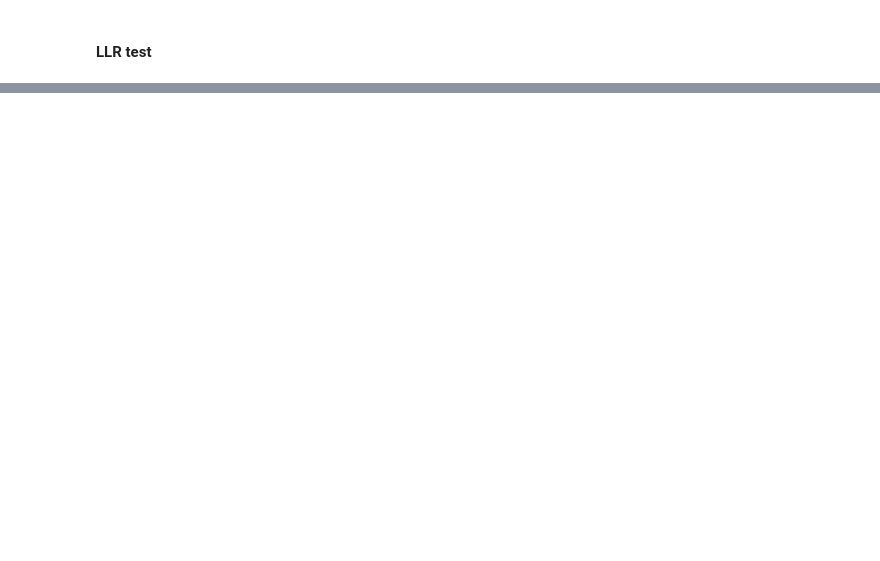
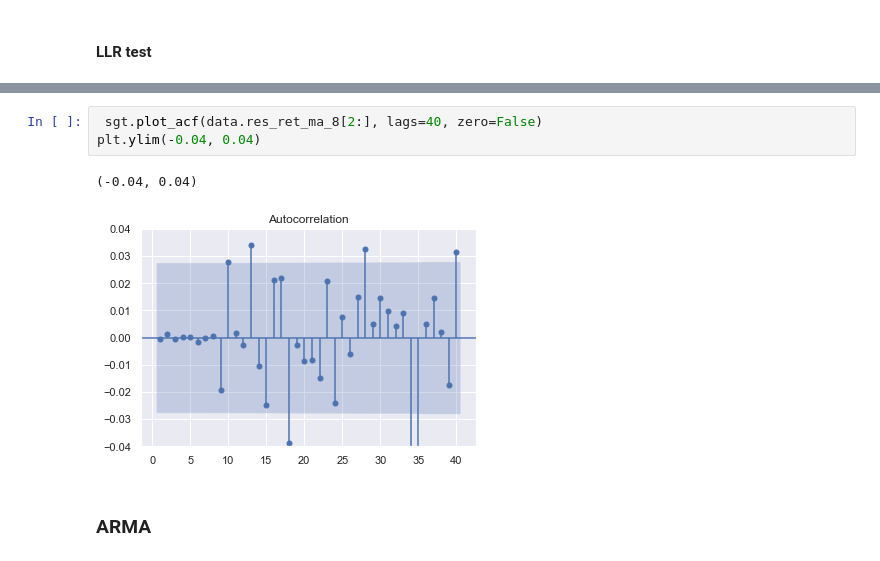
Before and after one commit to Dnbg1982/Practice-Projects, a Jupyter notebook: Practice Notebooks/Time_series.ipynb, the cells around one changed output, grey strips where cells are left out. Cells and saved outputs as stored; diff of their text form; blank space fills up the shorter version.

```diff
--- a/Practice Notebooks/Time_series.ipynb
+++ b/Practice Notebooks/Time_series.ipynb
@@ -371,0 +596,8 @@ sts.adfuller(data.Market_Value)
+# %%
+ sgt.plot_acf(data.res_ret_ma_8[2:], lags=40, zero=False)
+plt.ylim(-0.04, 0.04)
+# %% [output]
+(-0.04, 0.04)
+[figure, added]
+# %% [markdown]
+### ARMA
```
Also changed, not shown: parts of 49 cells of this notebook.
